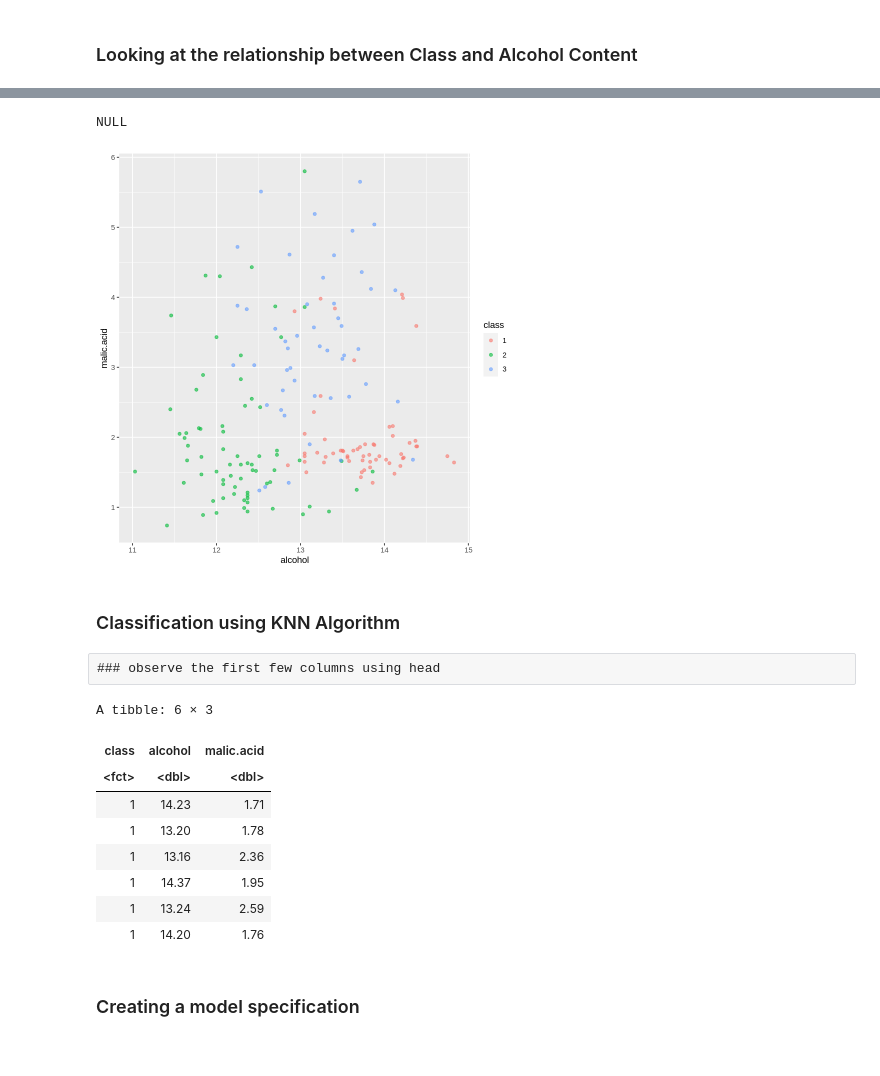
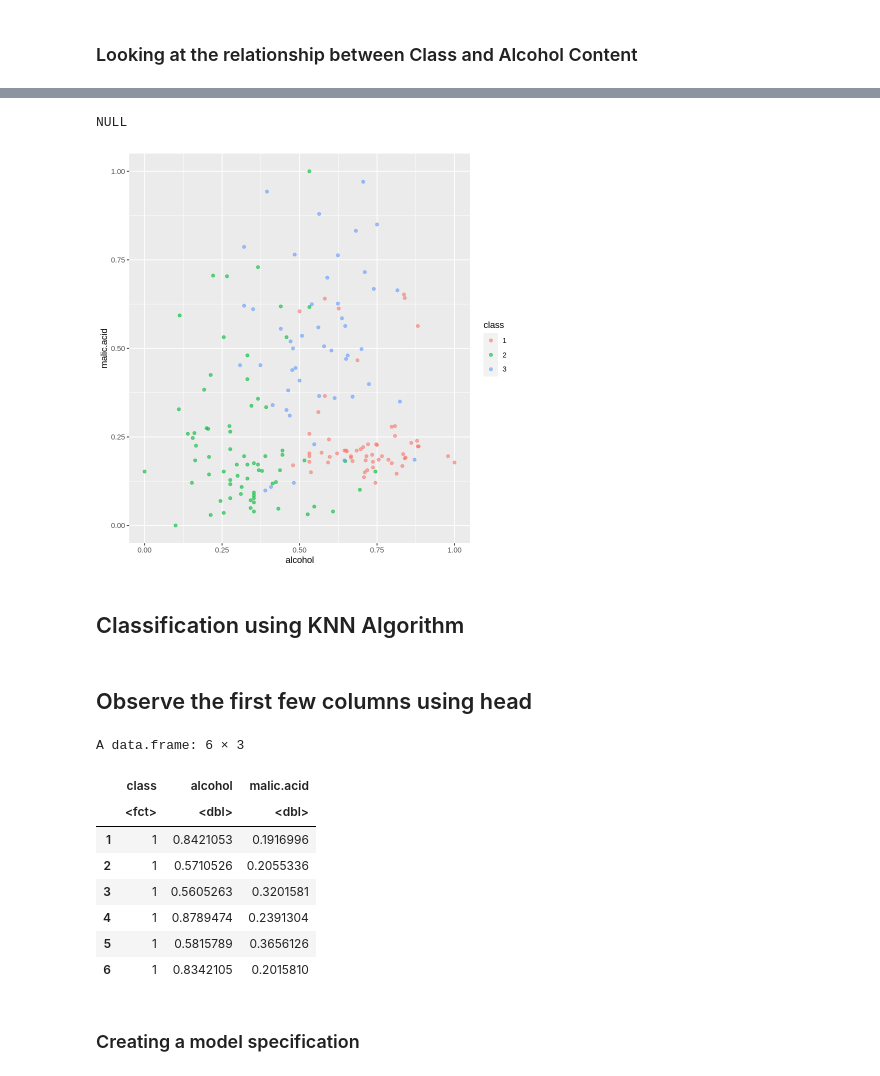
Before and after one commit to a-nguyen-1/DSCI100Project-Group117, a Jupyter notebook: group_project_report.ipynb, the cells around one changed output, grey strips where cells are left out. Drawn from its saved outputs; the diff is of its cells as text; code cells hidden in the pictures.

```diff
--- a/group_project_report.ipynb
+++ b/group_project_report.ipynb
@@ -172,0 +155,4 @@ References
+# %%
+original_wine_data = wine_data
+class_labels = data.frame(select(wine_data, "class"))
+class_labels
@@ -231,0 +251,3 @@ A tibble: 3 × 3
+# %%
+wine_data <- data.frame(wine_data[,-1])
+head(wine_data)
@@ -231,0 +266,3 @@ A tibble: 3 × 3
+# %%
+wine_data <- wine_data %>% mutate_all(~(scale(.) %>% as.vector))
+head(wine_data)
@@ -231,0 +289,3 @@ A tibble: 3 × 3
+# %%
+wine_data <- wine_data %>% mutate_all(~(normalize(., method = "range", range = c(0, 1)) %>% as.vector))
+head(wine_data)
@@ -234,39 +335,41 @@ A tibble: 3 × 3
 # %%
-wine_plot  <- wine_data  |>
+wine_data['class'] = class_labels
+
+wine_plot <- wine_data  |>
   ggplot(aes(x = alcohol, y = malic.acid, color = class)) +
   geom_point(alpha = 0.6)
   labs(x = "Perimeter (standardized)",
-       y = "Concavity (standardized)",
-       color = "Diagnosis") +
+       y = "Malic Acid (standardized)",
+       color = class) +
   scale_color_manual(labels = c("Malignant", "Benign"),
                      values = c("orange2", "steelblue2")) +
   theme(text = element_text(size = 12))
 
 wine_plot
 # %% [output]
 NULL
-[figure, old version]
+[figure, new version]
 # %% [markdown]
-### Classification using KNN Algorithm
+## Classification using KNN Algorithm
 # %%
 library(tidymodels)
 # %%
 wine_train <- wine_data |>
     select(class, alcohol, malic.acid)
-# %% [raw]
-### observe the first few columns using head
+# %% [markdown]
+## Observe the first few columns using head
 # %%
 head(wine_train)
 # %% [output]
-A tibble: 6 × 3
+A data.frame: 6 × 3
-| class | alcohol | malic.acid |
-| <fct> | <dbl> | <dbl> |
-| 1 | 14.23 | 1.71 |
-| 1 | 13.20 | 1.78 |
-| 1 | 13.16 | 2.36 |
-| 1 | 14.37 | 1.95 |
-| 1 | 13.24 | 2.59 |
-| 1 | 14.20 | 1.76 |
+|  | class | alcohol | malic.acid |
+|  | <fct> | <dbl> | <dbl> |
+| 1 | 1 | 0.8421053 | 0.1916996 |
+| 2 | 1 | 0.5710526 | 0.2055336 |
+| 3 | 1 | 0.5605263 | 0.3201581 |
+| 4 | 1 | 0.8789474 | 0.2391304 |
+| 5 | 1 | 0.5815789 | 0.3656126 |
+| 6 | 1 | 0.8342105 | 0.2015810 |
 # %% [markdown]
 ### Creating a model specification
 # %%
```
Also changed, not shown: parts of 32 cells of this notebook.
